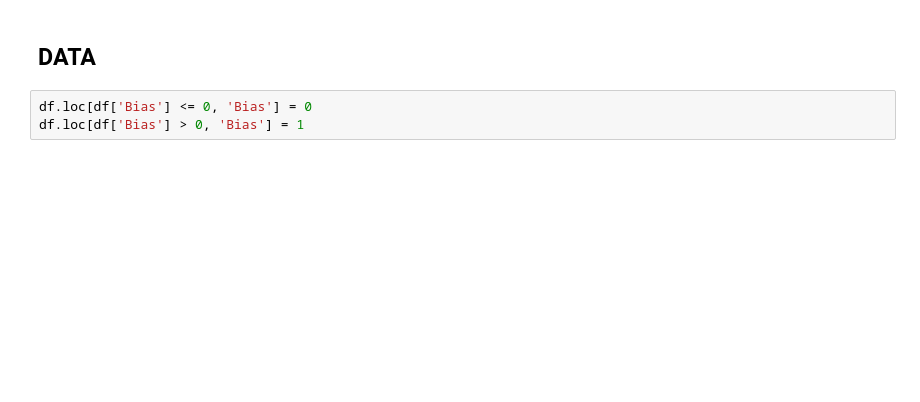
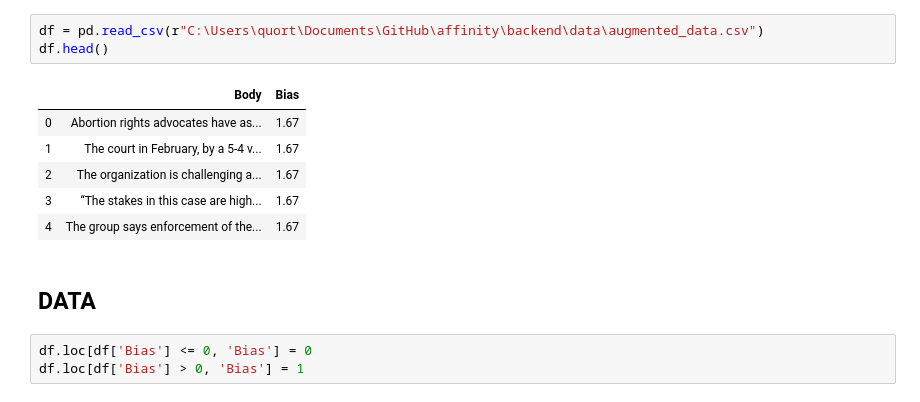
Before and after one commit to anitailango/affinity, a Jupyter notebook: backend/notebooks/CNN Classifier.ipynb, the cells around one changed output. Saved outputs shown, nothing was run; the diff lists cells and outputs as text; blank space fills up the shorter version.

```diff
--- a/backend/notebooks/CNN Classifier.ipynb
+++ b/backend/notebooks/CNN Classifier.ipynb
@@ -53,3 +57,13 @@ df.head()
+# %%
+df = pd.read_csv(r"C:\Users\quort\Documents\GitHub\affinity\backend\data\augmented_data.csv")
+df.head()
+# %% [output]
+|  | Body | Bias |
+| 0 | Abortion rights advocates have as... | 1.67 |
+| 1 | The court in February, by a 5-4 v... | 1.67 |
+| 2 | The organization is challenging a... | 1.67 |
+| 3 | “The stakes in this case are high... | 1.67 |
+| 4 | The group says enforcement of the... | 1.67 |
 # %% [markdown]
 ## DATA
 # %%
```
Also changed, not shown: parts of 29 cells of this notebook.
